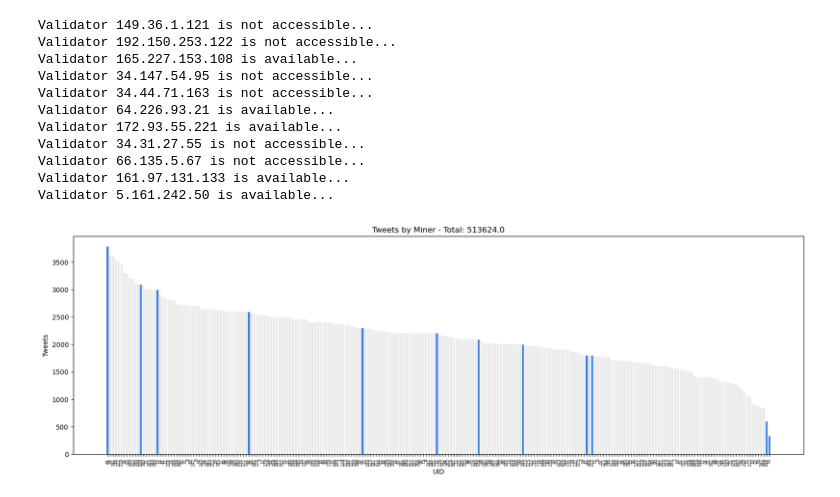
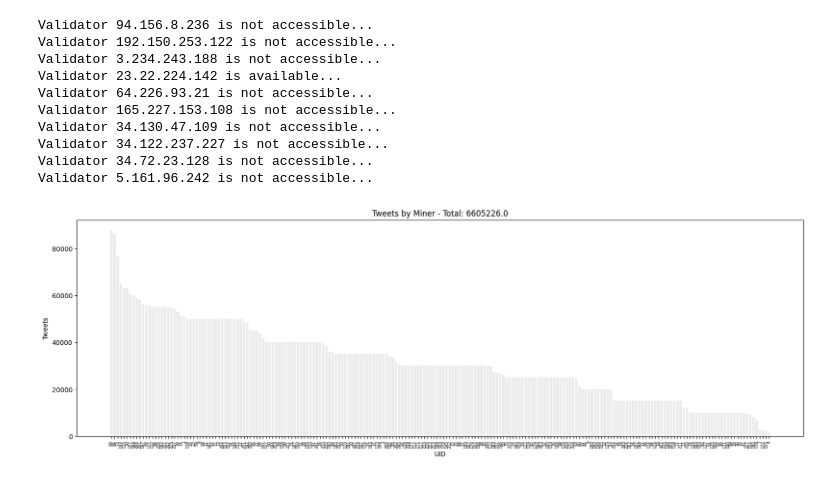
Before and after one commit to masa-finance/masa-bittensor, a Jupyter notebook: notebooks/mainnet/volumes.ipynb, the cells around one changed output. Cells and saved outputs as stored; diff of their text form; code cells hidden in the pictures.

```diff
--- a/notebooks/mainnet/volumes.ipynb
+++ b/notebooks/mainnet/volumes.ipynb
@@ -5,8 +5,7 @@ import matplotlib.pyplot as plt
 import requests
 import bittensor as bt
 
-tempos = 6
-miners_to_highlight = ["42", "65", "73", "79", "81", "82", "97", "169", "174", "215", "216", "233"]
+miners_to_highlight = [""]
 
 # Connect to the mainnet bittensor netuid 42 and pull the metagraph of axons
 subtensor = bt.subtensor(network="finney")
@@ -33,7 +32,7 @@ for ip in healthy_validator_ips:
         response = requests.get(f"http://{ip}:8000/volumes", timeout=5)
         if response.ok:
             volumes = response.json()
-            all_volumes.extend(volumes[-tempos:])
+            all_volumes.extend(volumes)
     except requests.exceptions.RequestException as e:
         print(f"Failed to fetch volumes from {ip}: {e}")
 
@@ -41,44 +40,43 @@ for ip in healthy_validator_ips:
 # Calculate the sum of volumes for each miner
 volumes_df = {}
 for data in all_volumes:
     for miner, volume in data["miners"].items():
         if volume > 0:  # Only consider miners with volume greater than 0
             if miner in volumes_df:
                 volumes_df[miner] += volume
             else:
                 volumes_df[miner] = volume
 
 # Convert to DataFrame for easier plotting
 df = pd.DataFrame(list(volumes_df.items()), columns=['UID', 'Volume'])
 
 # Sort the DataFrame by total volume
 df = df.sort_values(by='Volume', ascending=False)
 
 # Sum all of the volumes
 total_volume = df['Volume'].sum()
 
 # Plot the volumes
 plt.figure(figsize=(20, 6))
 colors = ['#4885e0' if uid in miners_to_highlight else '#ebebeb' for uid in df['UID']]
 plt.bar(df['UID'], df['Volume'], color=colors)
 plt.xlabel('UID')
 plt.ylabel('Tweets')
 plt.title("Tweets by Miner - Total: " + str(total_volume))
 plt.xticks(rotation=90, fontsize=6)
 plt.show()
 # %% [output]
-Validator 149.36.1.121 is not accessible...
+Validator 94.156.8.236 is not accessible...
 Validator 192.150.253.122 is not accessible...
-Validator 165.227.153.108 is available...
-Validator 34.147.54.95 is not accessible...
-Validator 34.44.71.163 is not accessible...
-Validator 64.226.93.21 is available...
-Validator 172.93.55.221 is available...
-Validator 34.31.27.55 is not accessible...
-Validator 66.135.5.67 is not accessible...
-Validator 161.97.131.133 is available...
-Validator 5.161.242.50 is available...
+Validator 3.234.243.188 is not accessible...
+Validator 23.22.224.142 is available...
+Validator 64.226.93.21 is not accessible...
+Validator 165.227.153.108 is not accessible...
+Validator 34.130.47.109 is not accessible...
+Validator 34.122.237.227 is not accessible...
+Validator 34.72.23.128 is not accessible...
+Validator 5.161.96.242 is not accessible...
-[figure, old version]
+[figure, new version]
 # %% [markdown]
 <a style='text-decoration:none;line-height:16px;display:flex;color:#5B5B62;padding:10px;justify-content:end;' href='https://deepnote.com?utm_source=created-in-deepnote-cell&projectId=f017507a-86ad-40cb-8efa-5587c78ee158' target="_blank">
 <img alt='Created in deepnote.com' style='display:inline;max-height:16px;margin:0px;margin-right:7.5px;' src='embedded-picture-1' > </img>
```
Also changed, not shown: 3 other files.
